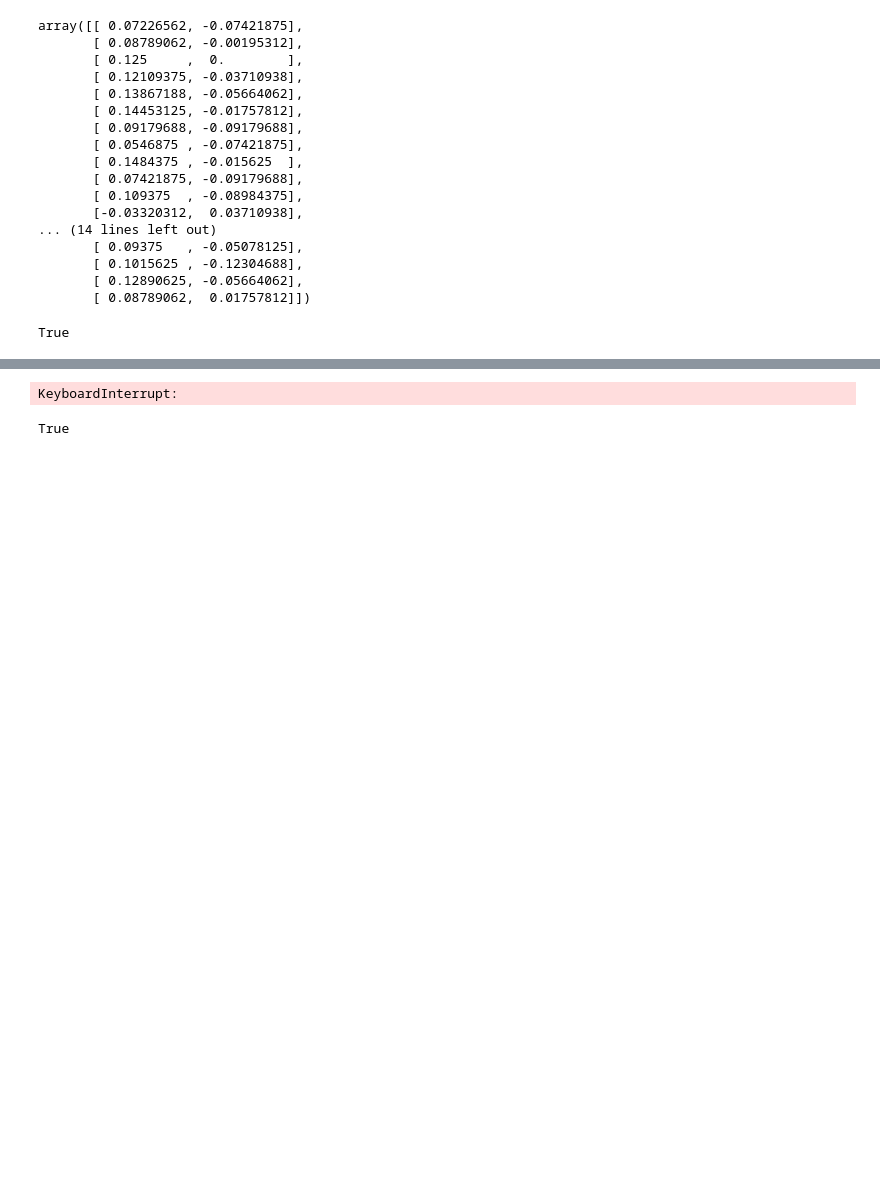
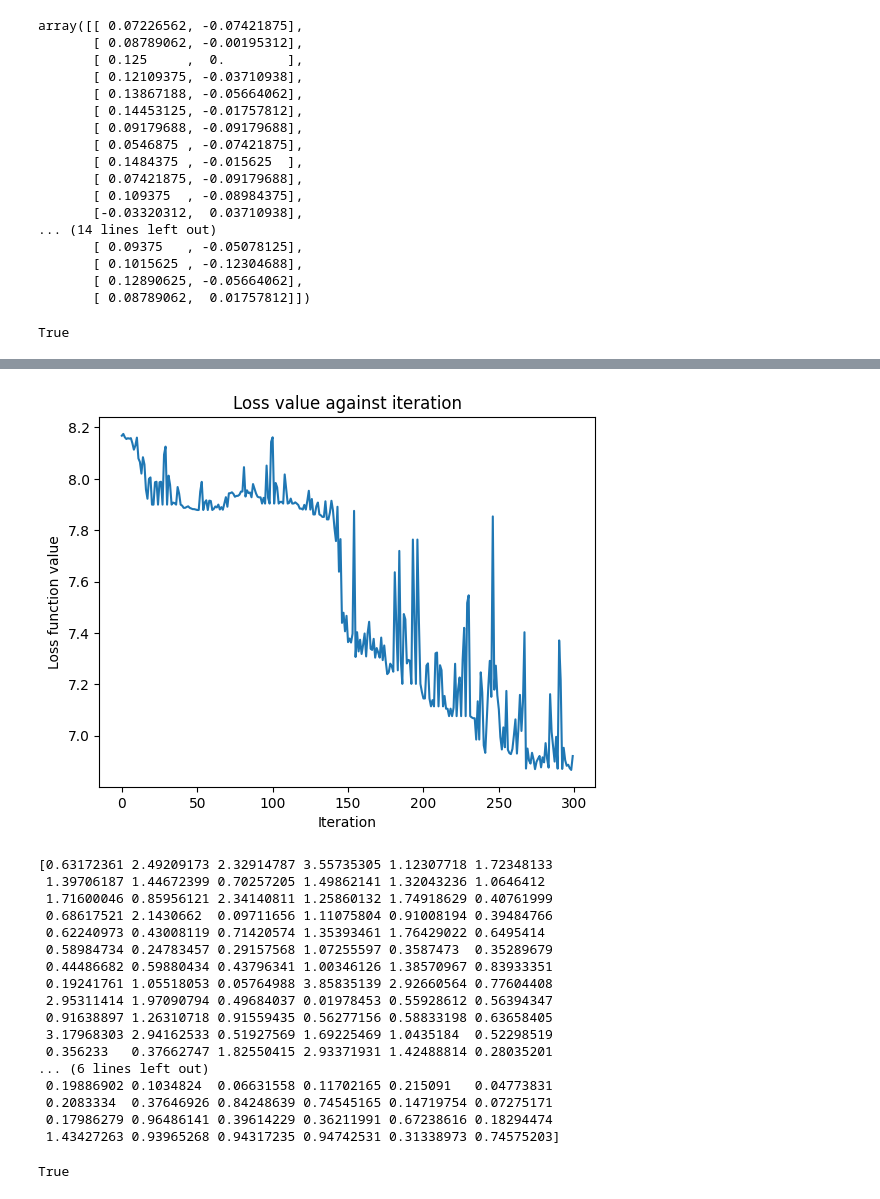
Before and after one commit to hmk55555/QCNN-Research, a Jupyter notebook: GPU/V3 (2-Class, Estimator)/Estimator 2 Classes Circuit 1/Estimator2ClassesCircuit1SoftmaxFix.ipynb, the cells around one changed output, grey strips where cells are left out. Saved outputs shown, nothing was run; the diff lists cells and outputs as text; code cells hidden in the pictures; blank space fills up the shorter version.

Commit message:
Succesful Test of Estimator2ClassesCircuit1SoftmaxFix

```diff
--- a/GPU/V3 (2-Class, Estimator)/Estimator 2 Classes Circuit 1/Estimator2ClassesCircuit1SoftmaxFix.ipynb
+++ b/GPU/V3 (2-Class, Estimator)/Estimator 2 Classes Circuit 1/Estimator2ClassesCircuit1SoftmaxFix.ipynb
@@ -401,10 +391,10 @@ Y1 = torch.tensor(y1, dtype=torch.long).to("cuda")
 #     modified_tensor = torch.from_numpy(modified_tensor)
 #     return(modified_tensor)
 # %%
-# # One-Hot Encoding for Final Processing
-# num_classes = 2
-# Y = convert(torch.nn.functional.one_hot(Y, num_classes=num_classes).float())
-# Y1 = convert(torch.nn.functional.one_hot(Y1, num_classes=num_classes).float())
+# One-Hot Encoding for Final Processing
+num_classes = 2
+Y = (torch.nn.functional.one_hot(Y, num_classes=num_classes).float())
+Y1 = (torch.nn.functional.one_hot(Y1, num_classes=num_classes).float())
 # %%
 # Y = Y.to("cuda")
 # Y1 = Y1.to("cuda")
@@ -436,9 +426,11 @@ class Model(Module): # Simplified
     def __init__(self, qnn_module):
         super().__init__()
         self.qnn_module = qnn_module
+        self.softmax = nn.Softmax(dim=-1)
 
     def forward(self, x):
         x = self.qnn_module(x)
+        x = self.softmax(x)
         return x
 # %%
 from qiskit_aer.primitives import Estimator
@@ -500,17 +492,11 @@ next(model.parameters()).is_cuda
 # %% [output]
 True
 # %%
+# We want to supply one-hot encoded labels.
+from tensorflow.keras.losses import CategoricalCrossentropy
+loss_func = CategoricalCrossentropy()
+
 # Callback Helper Functions
-loss_func = CrossEntropyLoss()
-
-def accuracy(output, Y):
-    acc = 0
-    for i in range(Y.size(dim=0)):
-        val = output[i]
-        if (torch.argmax(val) == torch.argmax(Y[i])):
-            acc+=1
-    return ((acc/(Y.size(dim=0)))*100)
-
 def accuracy(output, Y):
     acc = 0
     for i in range(Y.size(dim=0)):
@@ -528,12 +514,14 @@ def objective_function(weights):
     model = Model(TorchConnector(estimator, weights)).to("cuda")
     # Getting Output
     output = model(X)
+    loss_output = output.detach().cpu().numpy()
+    loss_Y = Y.detach().cpu().numpy()
     # Calculate Loss
-    loss = loss_func(output, Y)
+    loss = loss_func(loss_output, loss_Y).numpy()
     # Append Checkpoint Data Points to Tracker
     val = f"Iteration: {i}; Accuracy: {accuracy(output, Y)}%; Loss: {loss}"
     data.append(val)
-    total_loss += loss.item()
+    total_loss += loss
     loss_list.append(total_loss)
     return total_loss
 
@@ -570,20 +558,24 @@ def fit(weights=None, list=None, iter= 100, fresh_start = False):
         weights = algorithm_globals.random.random(estimator.num_weights)
         i = 1
     else:
-        if ('result' not in vars() or 'result' not in globals()) and weights==None:
+        if weights is not None: weights = weights
+        elif (('result' not in locals() and 'result' not in globals()) and ('weight_list' not in globals()) and 'weight_list' not in locals()) and weights == None:
             weights = algorithm_globals.random.random(estimator.num_weights)
-        elif ('result' not in vars() or 'result' not in globals()): weights = weights
+        elif ('weight_list' in locals() or 'weight_list' in globals()):
+            weights = weight_list[-1]
         else:
             weights = result[0].x
             loss_list = result[2]
+
         if 'data' not in globals(): data = []
         else: data = data
         if 'weight_list' not in globals():weight_list = []
         else: weight_list = weight_list
         if 'i' not in globals(): i = 1
         else: i = i
-        if ('loss_list' not in globals() or 'loss_list' not in locals()) and list == None: loss_list = []
-        elif 'loss_list' not in globals(): loss_list = list
+        if list is not None: list = list
+        elif (('loss_list' not in globals() and 'loss_list' not in locals()) and list == None): loss_list = []
+        elif 'loss_list' not in globals() and 'loss_list' not in locals(): loss_list = list
         else: loss_list = loss_list
 
     result = minimize(
@@ -596,5 +588,5 @@ def fit(weights=None, list=None, iter= 100, fresh_start = False):
     return result, data, loss_list, weight_list
 # %%
 # Call Training Function and Save as Result
-result = fit(iter=500, fresh_start=False)
+result = fit(iter=129, fresh_start=False)
 # %% [output]
@@ -603,4 +610,21 @@ Call-back cb_calcfc_in__cobyla__user__routines failed.
+[figure, added]
-KeyboardInterrupt:
+[0.63172361 2.49209173 2.32914787 3.55735305 1.12307718 1.72348133
+ 1.39706187 1.44672399 0.70257205 1.49862141 1.32043236 1.0646412
+ 1.71600046 0.85956121 2.34140811 1.25860132 1.74918629 0.40761999
+ 0.68617521 2.1430662  0.09711656 1.11075804 0.91008194 0.39484766
+ 0.62240973 0.43008119 0.71420574 1.35393461 1.76429022 0.6495414
+ 0.58984734 0.24783457 0.29157568 1.07255597 0.3587473  0.35289679
+ 0.44486682 0.59880434 0.43796341 1.00346126 1.38570967 0.83933351
+ 0.19241761 1.05518053 0.05764988 3.85835139 2.92660564 0.77604408
+ 2.95311414 1.97090794 0.49684037 0.01978453 0.55928612 0.56394347
+ 0.91638897 1.26310718 0.91559435 0.56277156 0.58833198 0.63658405
+ 3.17968303 2.94162533 0.51927569 1.69225469 1.0435184  0.52298519
+ 0.356233   0.37662747 1.82550415 2.93371931 1.42488814 0.28035201
+... (6 lines left out)
+ 0.19886902 0.1034824  0.06631558 0.11702165 0.215091   0.04773831
+ 0.2083334  0.37646926 0.84248639 0.74545165 0.14719754 0.07275171
+ 0.17986279 0.96486141 0.39614229 0.36211991 0.67238616 0.18294474
+ 1.43427263 0.93965268 0.94317235 0.94742531 0.31338973 0.74575203]
 # %%
 savemodel = Model(TorchConnector(estimator, result[0].x))
 print(next(model.parameters()).is_cuda)
```
Also changed, not shown: parts of 10 cells of this notebook, 2 other files.
